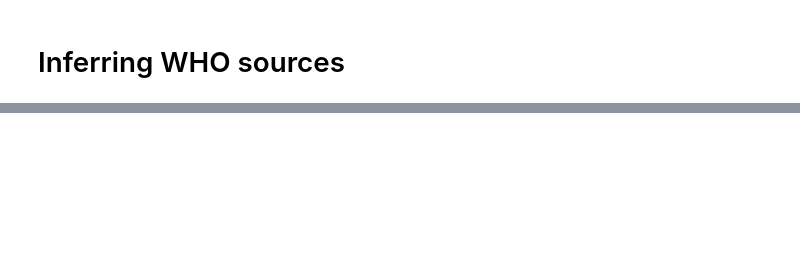
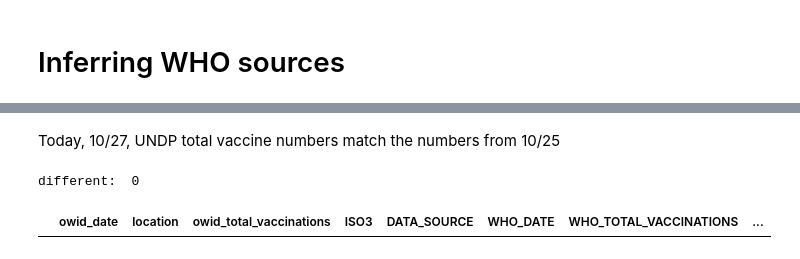
Before and after one commit to pandemic-tracking/global-vaccine, a Jupyter notebook: OWID_WHO_vaccine_administration_comparison.ipynb, the cells around one changed output, grey strips where cells are left out. Drawn from its saved outputs; the diff is of its cells as text; code cells hidden in the pictures; blank space fills up the shorter version.

```diff
--- a/OWID_WHO_vaccine_administration_comparison.ipynb
+++ b/OWID_WHO_vaccine_administration_comparison.ipynb
@@ -231,0 +282,43 @@ alt.Chart(merged_data).mark_bar().encode(
+# %% [markdown]
+Today, 10/27, UNDP total vaccine numbers match the numbers from 10/25
+# %%
+undp_current_csv = "https://raw.githubusercontent.com/UNDP-Data/Vaccine-Equity-Dashboard-Data/3cbebe982bc009595ab1b4f93c156fc9c815cf3f/Data.csv" # "https://raw.githubusercontent.com/UNDP-Data/Vaccine-Equity-Dashboard-Data/main/Data.csv"
+who_older_csv = "http://pandemic-tracking-collective-data.s3-website-us-east-1.amazonaws.com/globalvax/merged/2022-10-26-17-50-04-234055-merged.csv"
+who_older_csv = "http://pandemic-tracking-collective-data.s3-website-us-east-1.amazonaws.com/globalvax/merged/2022-10-25-17-50-04-270516-merged.csv"
+
+
+undp_data = pd.read_csv(undp_current_csv)
+who_older_data = pd.read_csv(who_older_csv)
+
+# drop columns from UNDP data
+undp_data.drop(columns=[
+   'y2021GGXWDG_NGDP','vaccinesdelivered_lag',
+       'y2021NGDPDPC', 'hdi', 'un_population2020',
+       'informcovid19risk', 'covid19riskclass', 'gap_percapita', 'gap_gghe',
+       'uhc', 'che', 'h7_vaccinationpolicy', 'e4_internationalsupport',
+       'h5_investmentinvaccines', 'stringencyindex_average',
+       'economicsupportindex', 'h7_name',
+       'number_vaccines_types_used', 'first_vaccine_date',
+       'deathscumulativetotal', 'deathsnewlyreportedinlast7days',
+       'vaccine_willingness_monthly', 'v3_vaccinefinancialsupportsummar',
+       'v3_name', 'population', 'total_boosters', 'total_boosters_per_hundred',
+       'dec40target', 'dec40target_name', 'securedvaccineofpopulation',
+       'total_donations', 'cost_gdp_income40', 'pricebracket_che40',
+       'utilrate_lag', 'donationsoftotal', 'casescumulativetotalper100000pop',
+       'casesnewlyreportedinlast7daysper', 'deathscumulativetotalper100000po',
+       'deathsnewlyreportedinlast7dayspe','vaccines_used'], inplace = True)
+
+who_older_data.columns
+
+
+# merged undp dataset with owid+who datasaet
+undp_merged2 = pd.merge(who_older_data,undp_data, how='inner', left_on='ISO3', right_on='iso3').drop(columns=['total_boosters','people_fully_vaccinated','persons_fully_vaccinated','persons_vaccinated_1plus_dose','persons_vaccinated_1plus_dose_pe',
+         'iso_code', 'countryname','countryname','iso3','deliveredpopulation','vaccinesdelivered','deliveredpopulation' ,'persons_fully_vaccinated_per100' ,'Unnamed: 0'  ,'COUNTRY'                                                                                             ''
+                                                                                                             ''])
+undp_merged2['diff_undp_who_totalvax'] = undp_merged2.WHO_TOTAL_VACCINATIONS - undp_merged2.total_vaccinations
+undp_diff2 = undp_merged2.loc[ undp_merged2['diff_undp_who_totalvax'] != 0 ]
+print('different: ', len(undp_diff2))
+undp_diff2
+# %% [output]
+different:  0
+|  | owid_date | location | owid_total_vaccinations | ISO3 | DATA_SOURCE | WHO_DATE | WHO_TOTAL_VACCINATIONS | ... |
```
Also changed, not shown: parts of 6 cells of this notebook.
